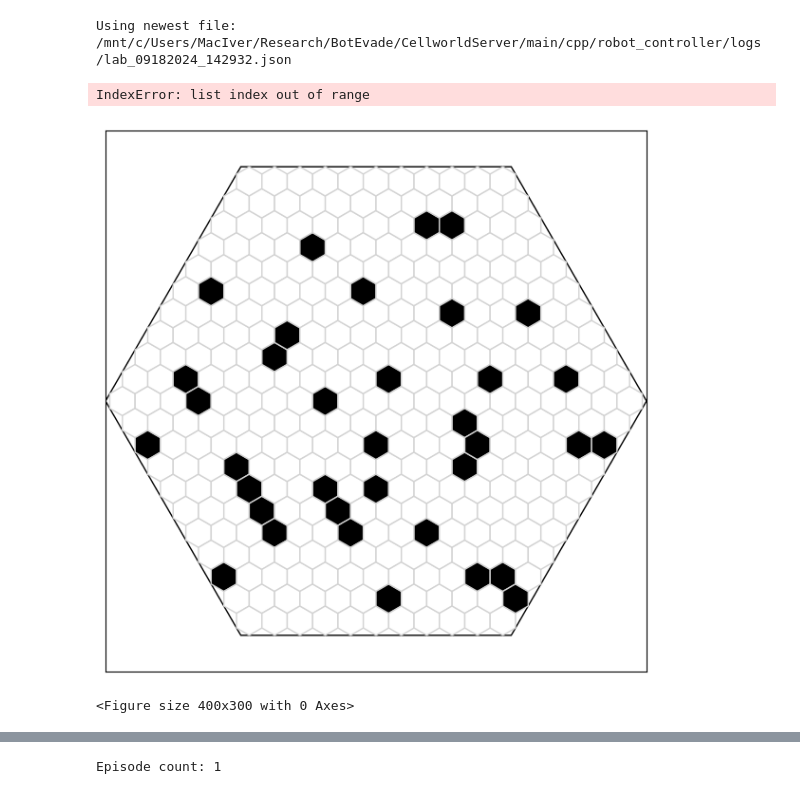
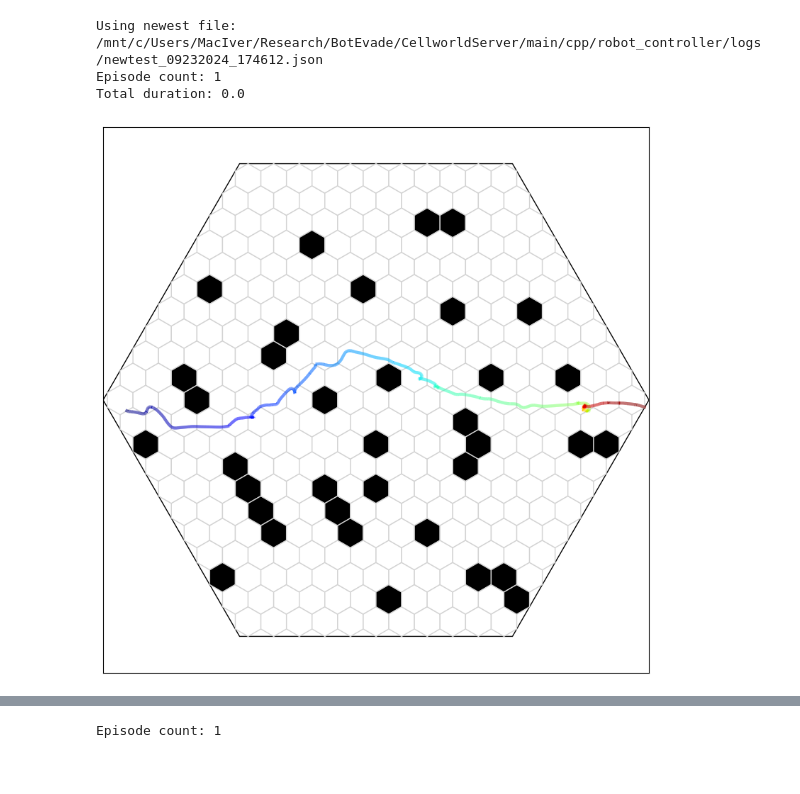
Before and after one commit to felixmaldonadoos/CellworldServer, a Jupyter notebook: main/cpp/robot_controller/visualization/plotting.ipynb, the cells around one changed output, grey strips where cells are left out. Drawn from its saved outputs; the diff is of its cells as text; code cells hidden in the pictures.

```diff
--- a/main/cpp/robot_controller/visualization/plotting.ipynb
+++ b/main/cpp/robot_controller/visualization/plotting.ipynb
@@ -79,8 +79,8 @@ def plot_experiment_episode_index(exp_path:str=None,idx:int=0):
   rpred = t.get_agent_trajectory('predator')
   # rt = rt.get_unique_steps().copy()
   rpred = t.get_agent_trajectory('predator')
-  timestamps = t.get('time_stamp')
-  print(f'Total duration: {timestamps[-1]} | frames: {len(rt)}')
+  # timestamps = t.get('time_stamp')
+  # print(f'Total duration: {timestamps[-1]} | frames: {len(rt)}')
 
   frame_list = rt.get('frame')
   vr = rt.get('data')
@@ -93,39 +93,39 @@ import glob
 
 def get_newest_file_in_folder(folder_path, extension="*"):
     # Handle the case where the extension is empty or "*"
     if extension == "*":
         search_pattern = os.path.join(folder_path, "*")
     else:
         search_pattern = os.path.join(folder_path, f"*.{extension}")
 
     # Get a list of all files in the folder with the specified extension and full path
     files = glob.glob(search_pattern)
 
     # Check if the folder is empty or no files with the given extension are found
     if not files:
         return None
 
     # Get the newest file based on the creation/modification time
     newest_file = max(files, key=os.path.getmtime)
 
     return newest_file
 
 folder_path = "/mnt/c/Users/MacIver/Research/BotEvade/CellworldServer/main/cpp/robot_controller/logs"  # Replace with the path to your folder
 extension = "json"  # Replace with the desired file extension (e.g., 'txt', 'jpg', 'py')
 newest_file = get_newest_file_in_folder(folder_path, extension)
 if newest_file:
   file = newest_file
   print(f"Using newest file: {file}")
 else:
   file = '/mnt/c/Users/MacIver/Research/BotEvade/CellworldServer/main/cpp/robot_controller/logs/labtest_08212024_133529.json'
   print(f"Using hard-coded path: {file}")
-plot_experiment_episode_index(file, 3)
-# plot_experiment(file)
+# plot_experiment_episode_index(file, 0)
+plot_experiment(file)
 # %% [output]
-Using newest file: /mnt/c/Users/MacIver/Research/BotEvade/CellworldServer/main/cpp/robot_controller/logs/lab_09182024_142932.json
+Using newest file: /mnt/c/Users/MacIver/Research/BotEvade/CellworldServer/main/cpp/robot_controller/logs/newtest_09232024_174612.json
+Episode count: 1
+Total duration: 0.0
-IndexError: list index out of range
-[figure, old version]
+[figure, new version]
-<Figure size 400x300 with 0 Axes>
 # %%
 ## show summary info of trajectories
 # show time steps
```
Also changed, not shown: parts of 1 cell of this notebook, 2 other files.
